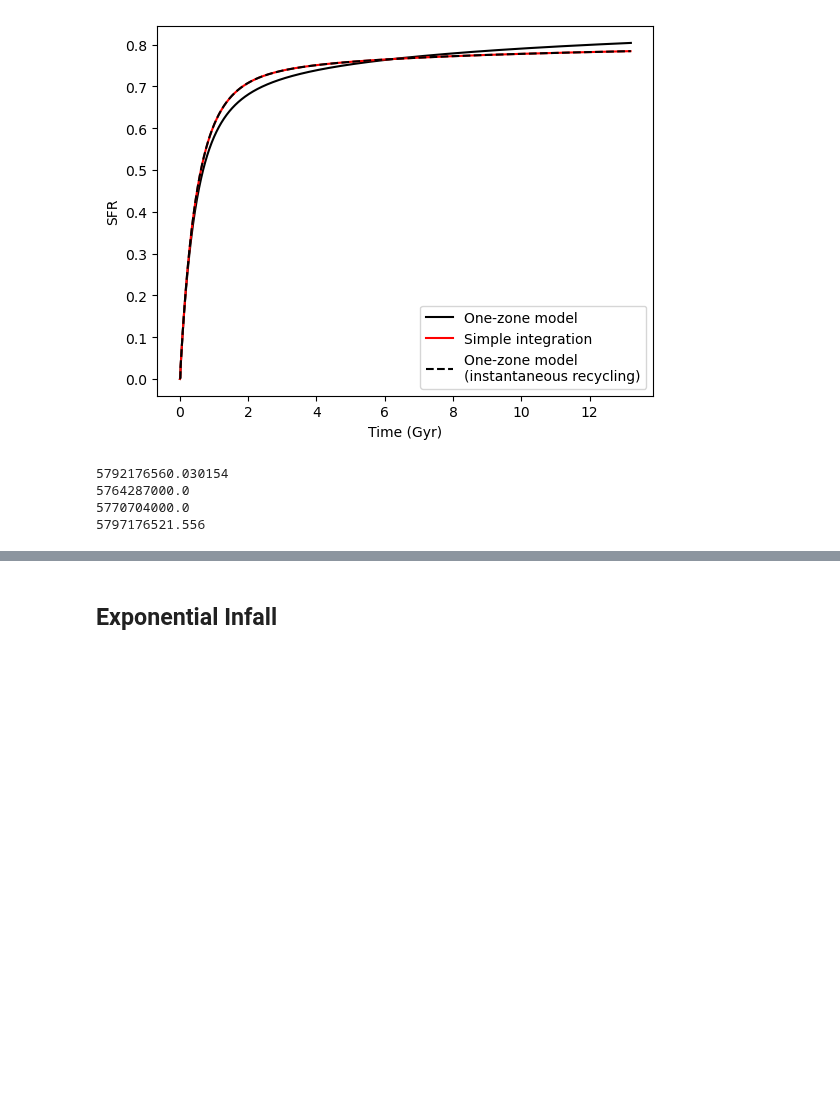
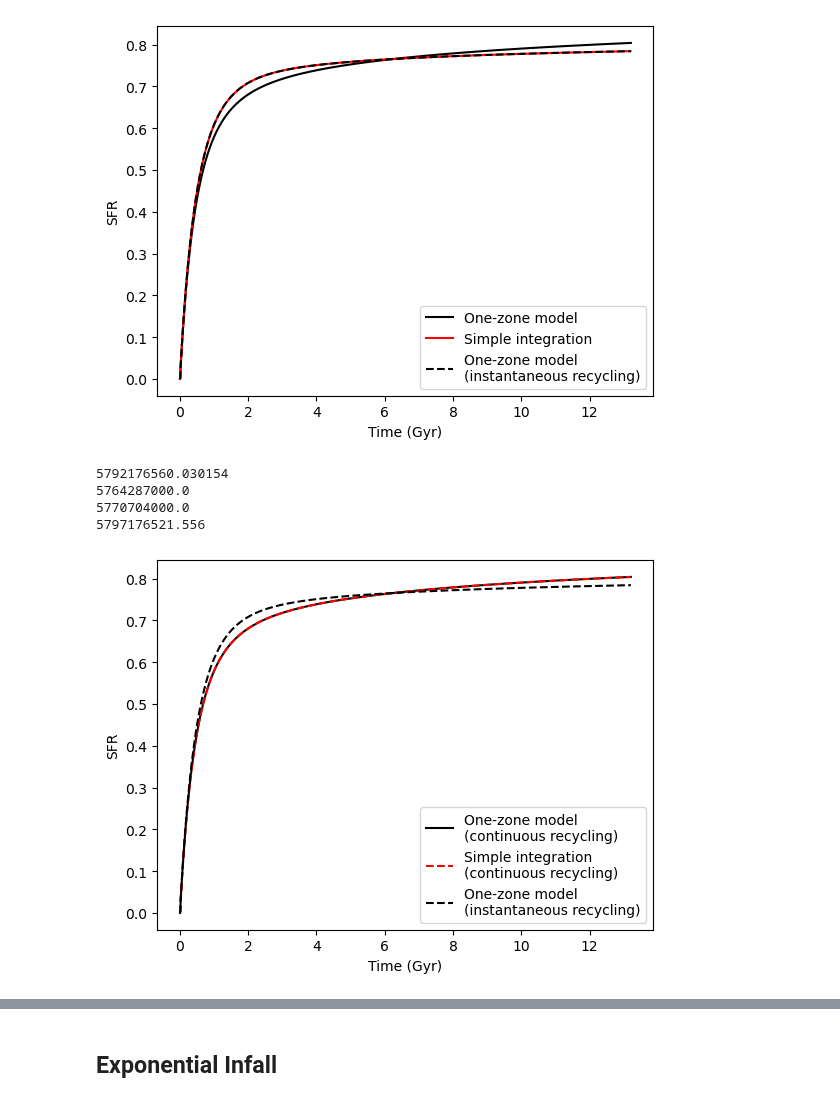
Before and after one commit to lodubay/twoinfall, a Jupyter notebook: src/scripts/test_infall_integration.ipynb, the cells around one changed output, grey strips where cells are left out. Cells and saved outputs as stored; diff of their text form; code cells hidden in the pictures; blank space fills up the shorter version.

Commit message:
add continuous recycling calculations

```diff
--- a/src/scripts/test_infall_integration.ipynb
+++ b/src/scripts/test_infall_integration.ipynb
@@ -69,3 +69,20 @@ print(sum(hist2['sfr']) * dt * 1e9 * (1 - recycling))
 5764287000.0
 5770704000.0
 5797176521.556
+# %%
+# custom integrator with continuous recycling
+times, sfh_continuous = integrate_infall(ifr, tau_star, eta, recycling='continuous', dt=dt)
+# %%
+hist1 = vice.history(name1)
+hist2 = vice.history(name2)
+
+fig, ax = plt.subplots()
+ax.plot(hist1['time'], hist1['sfr'], 'k-', label='One-zone model\n(continuous recycling)')
+ax.plot(times, sfh_continuous, 'r--', label='Simple integration\n(continuous recycling)')
+ax.plot(hist2['time'], hist2['sfr'], 'k--', label='One-zone model\n(instantaneous recycling)')
+ax.set_xlabel('Time (Gyr)')
+ax.set_ylabel('SFR')
+ax.legend()
+plt.show()
+# %% [output]
+[figure, added]
```
Also changed, not shown: parts of 12 cells of this notebook, 4 other files.
